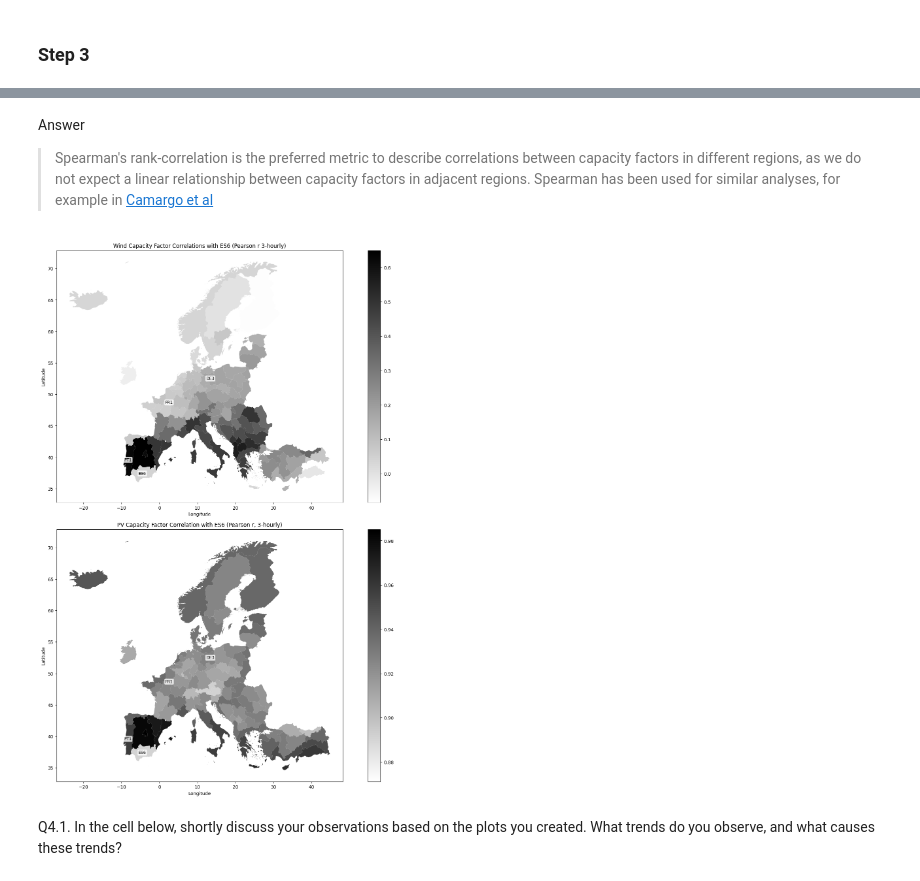
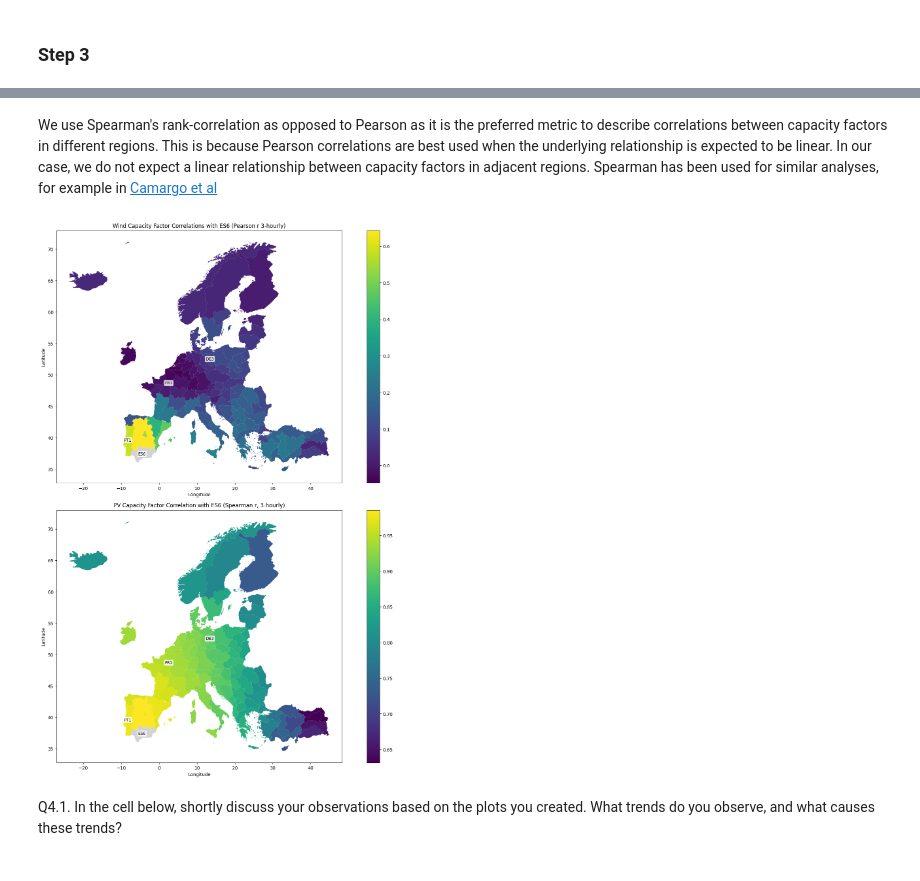
Before and after one commit to victorelgersma/dafs, a Jupyter notebook: final_assignment/AssignmentESMFinal.ipynb, the cells around one changed output, grey strips where cells are left out. Saved outputs shown, nothing was run; the diff lists cells and outputs as text; code cells hidden in the pictures.

```diff
--- a/final_assignment/AssignmentESMFinal.ipynb
+++ b/final_assignment/AssignmentESMFinal.ipynb
@@ -699,7 +763,5 @@ Please provide the developed code and choropleth maps showing the correlations f
 # %% [markdown]
-Answer
-
-> Spearman's rank-correlation is the preferred metric to describe correlations between capacity factors in different regions, as we do not expect a linear relationship between capacity factors in adjacent regions. Spearman has been used for similar analyses, for example in [Camargo et al](https://www.energy-proceedings.org/wp-content/uploads/icae2022/1673580926.pdf)
+We use Spearman's rank-correlation as opposed to Pearson as it is the preferred metric to describe correlations between capacity factors in different regions. This is because Pearson correlations are best used when the underlying relationship is expected to be linear. In our case, we do not expect a linear relationship between capacity factors in adjacent regions. Spearman has been used for similar analyses, for example in [Camargo et al](https://www.energy-proceedings.org/wp-content/uploads/icae2022/1673580926.pdf)
 # %%
 method= 'spearman'
 
@@ -722,38 +784,38 @@ corr_3_hourly.plot(
     legend=True,
     missing_kwds={"color": "lightgrey", "label": "Reference region (ES6)"},
     linewidth=0.1,
-    cmap='binary'
+
 )
 ax[0].set_title(f"Wind Capacity Factor Correlations with {'ES6'} (Pearson r 3-hourly)")
 corr_3_hourly.plot(
     ax=ax[1],
     column="pv_corr_with_ES6",
     legend=True,
     missing_kwds={"color": "lightgrey", "label": "Reference region (ES6)"},
     linewidth=0.1,
-    cmap='binary'
+
 )
 for a in ax:
     a.set_xlabel("Longitude")
     a.set_ylabel("Latitude")
-ax[1].set_title(f"PV Capacity Factor Correlation with {'ES6'} (Pearson r, 3-hourly)")
+ax[1].set_title(f"PV Capacity Factor Correlation with {'ES6'} (Spearman r, 3-hourly)")
 labels = ["ES6", "PT1", "FR1", "DE3"]
 points = gdf_nuts1.geometry.representative_point()
 for a in ax:
     for lab in labels:
         p = points.loc[lab]
         a.text(
             p.x,
             p.y,
             lab,
             fontsize=9,
             ha="center",
             va="center",
             bbox=dict(boxstyle="round,pad=0.2", fc="white", ec="none", alpha=0.8),
         )
 fig.savefig("correlations_3_hourly.png")
 # %% [output]
-[figure, old version]
+[figure, new version]
 # %% [markdown]
 Q4.1. In the cell below, shortly discuss your observations based on the plots you created. What trends do you observe, and what causes these trends?
 # %% [markdown]
```
Also changed, not shown: parts of 27 cells of this notebook, 1 other file.
